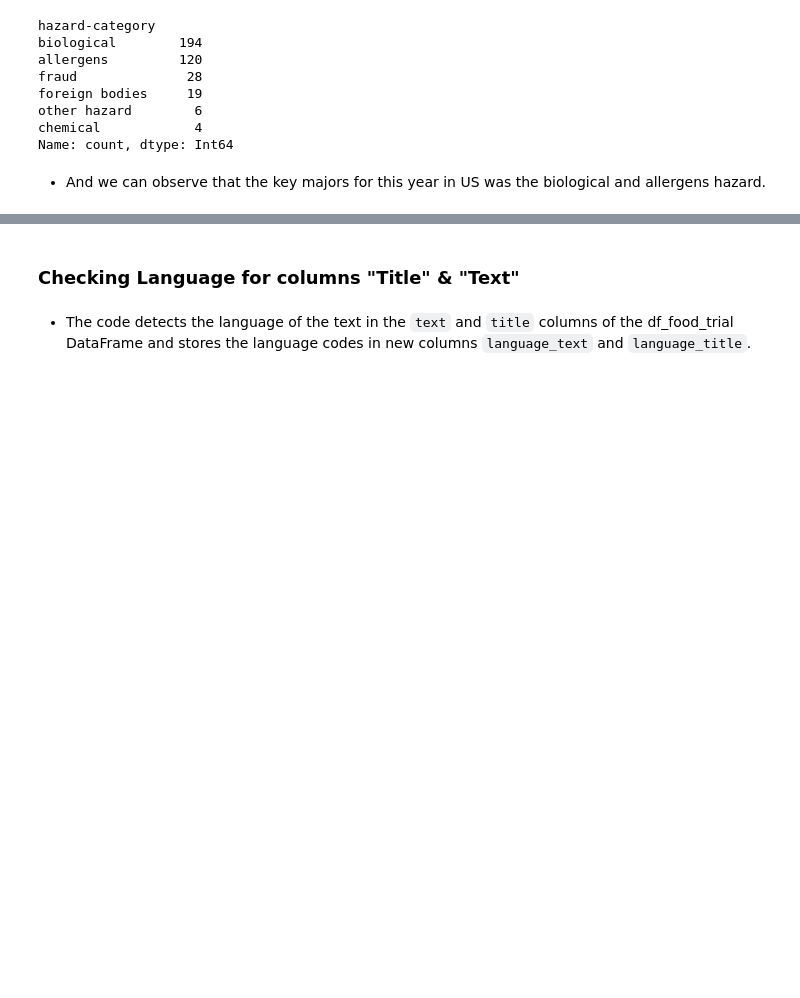
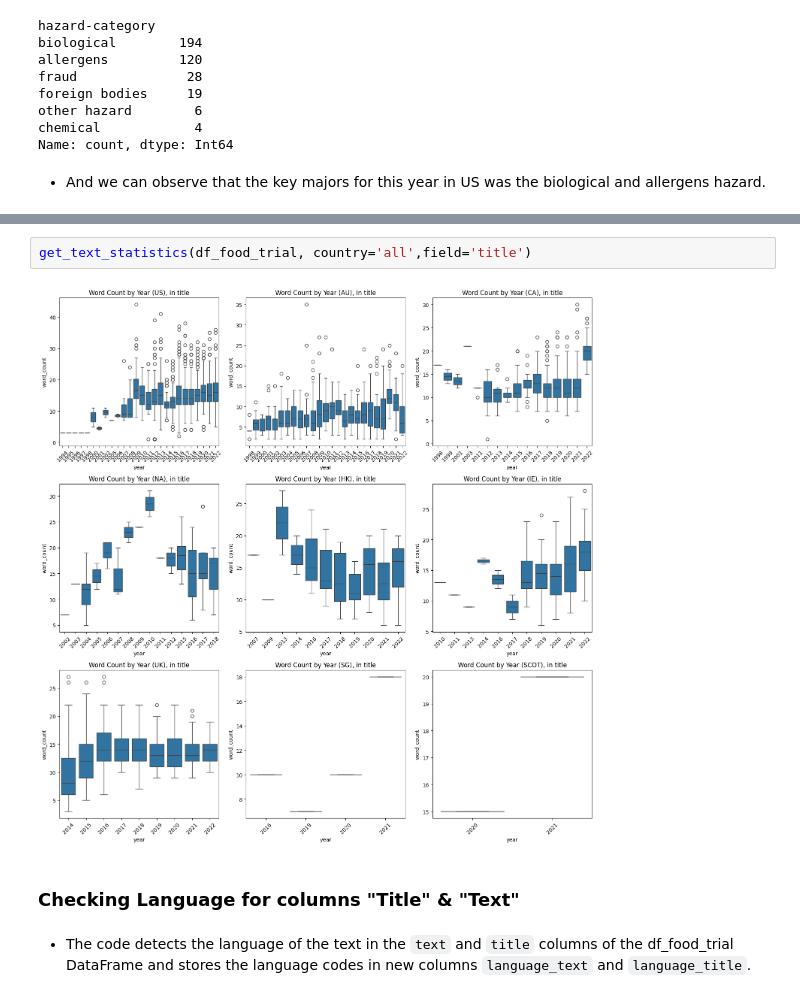
Before and after one commit to e-panourgia/Data-Science-Projects, a Jupyter notebook: assignmnet_2.ipynb, the cells around one changed output, grey strips where cells are left out. Saved outputs shown, nothing was run; the diff lists cells and outputs as text; blank space fills up the shorter version.

```diff
--- a/assignmnet_2.ipynb
+++ b/assignmnet_2.ipynb
@@ -334,3 +379,7 @@ Name: count, dtype: Int64
+# %%
+get_text_statistics(df_food_trial, country='all',field='title')
+# %% [output]
+[figure, added]
 # %% [markdown]
 ### Checking Language for columns "Title" & "Text"
 # %% [markdown]
```
Also changed, not shown: parts of 27 cells of this notebook.
